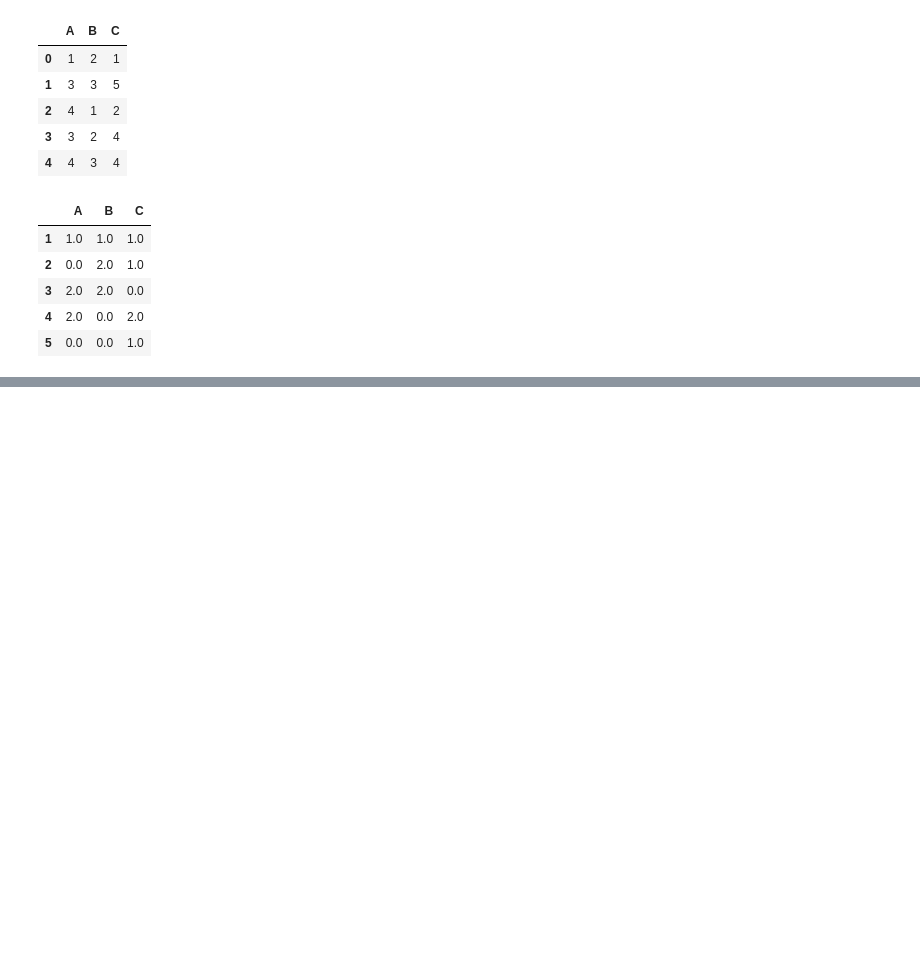
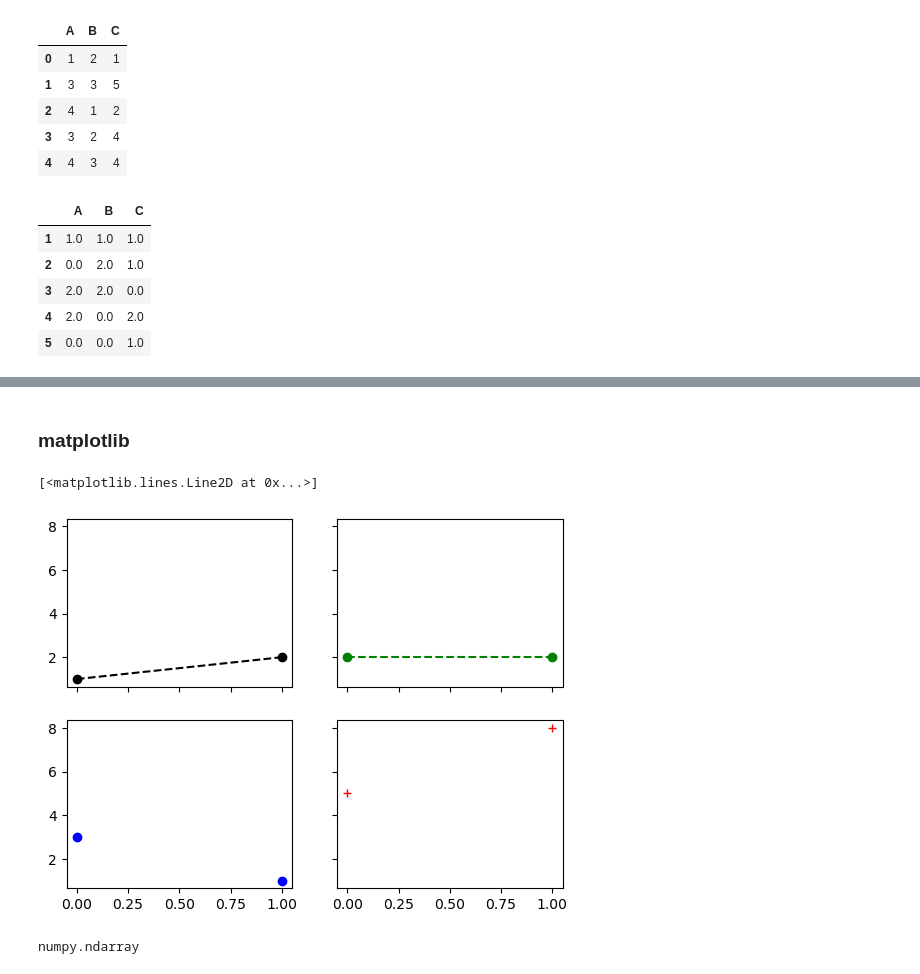
Before and after one commit to boyuan-li/BL-data-processing, a Jupyter notebook: Numpy and pandas.ipynb, the cells around one changed output, grey strips where cells are left out. Saved outputs shown, nothing was run; the diff lists cells and outputs as text; code cells hidden in the pictures; blank space fills up the shorter version.

```diff
--- a/Numpy and pandas.ipynb
+++ b/Numpy and pandas.ipynb
@@ -1295,0 +2326,18 @@ df.apply(pd.value_counts, axis = 0).fillna(0)
+# %% [markdown]
+### matplotlib
+# %%
+fig, ax = plt.subplots(nrows = 2,
+                       ncols = 2,
+                       sharex = True,
+                       sharey = True)
+ax[0,0].plot([1,2],'ko--')
+ax[0,1].plot([2,2],'go--')
+ax[1,0].plot([3,1],'bo')
+ax[1,1].plot([5,8],'r+')
+# %% [output]
+[<matplotlib.lines.Line2D at 0x...>]
+[figure, added]
+# %%
+type(ax)
+# %% [output]
+numpy.ndarray
```
Also changed, not shown: parts of 153 cells of this notebook.
